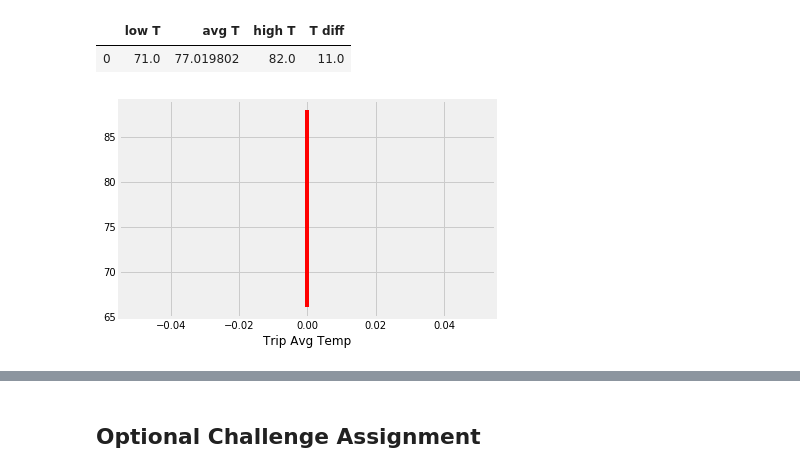
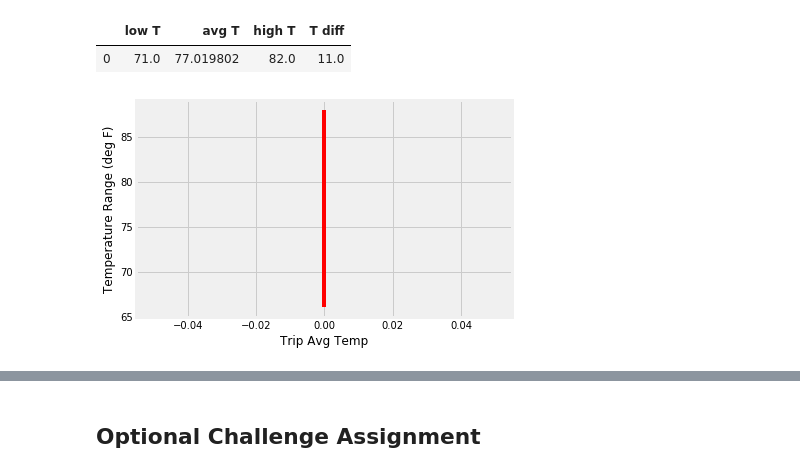
Before and after one commit to apspatz/sqlalchemy-challenge, a Jupyter notebook: climate.ipynb, the cells around one changed output, grey strips where cells are left out. Cells and saved outputs as stored; diff of their text form; code cells hidden in the pictures.

```diff
--- a/climate.ipynb
+++ b/climate.ipynb
@@ -216,13 +216,14 @@ trip_df
 # %%
 # Plot the results from your previous query as a bar chart.
 # Use "Trip Avg Temp" as your Title
 # Use the average temperature for the y value
 # Use the peak-to-peak (tmax-tmin) value as the y error bar (yerr)
 plt.xlabel("Trip Avg Temp")
 plt.errorbar(x=0, y=avgT, yerr = tdiff, ecolor = 'r')
+plt.ylabel("Temperature Range (deg F)")
 plt.show()
 # %% [output]
-[figure, old version]
+[figure, new version]
 # %%
 # Calculate the total amount of rainfall per weather station for your trip dates using the previous year's matching dates.
 # Sort this in descending order by precipitation amount and list the station, name, latitude, longitude, and elevation
```
Also changed, not shown: parts of 2 cells of this notebook.
